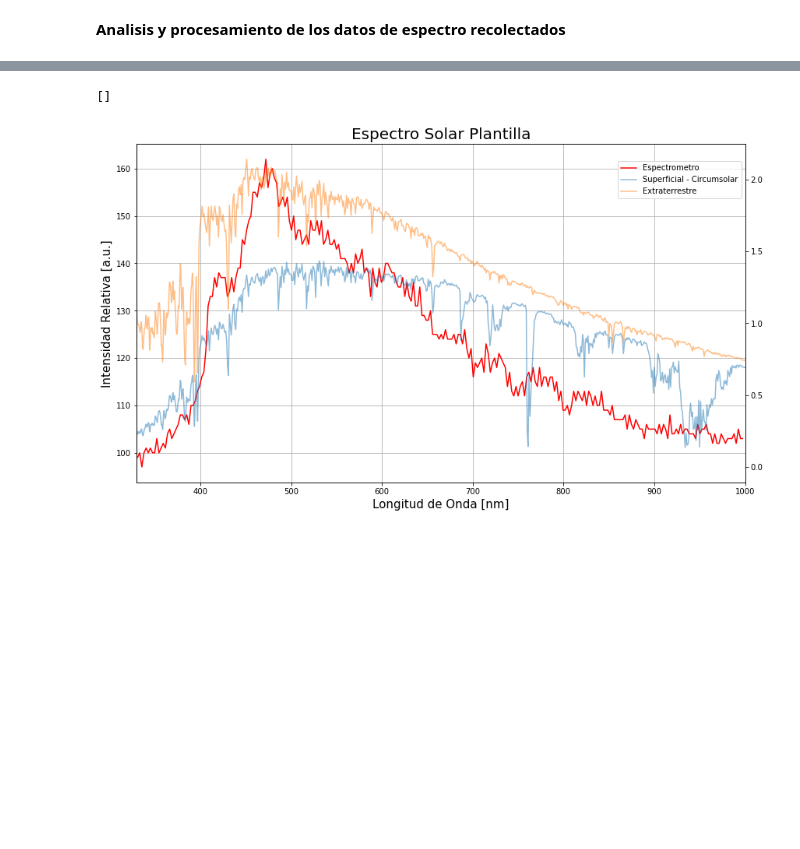
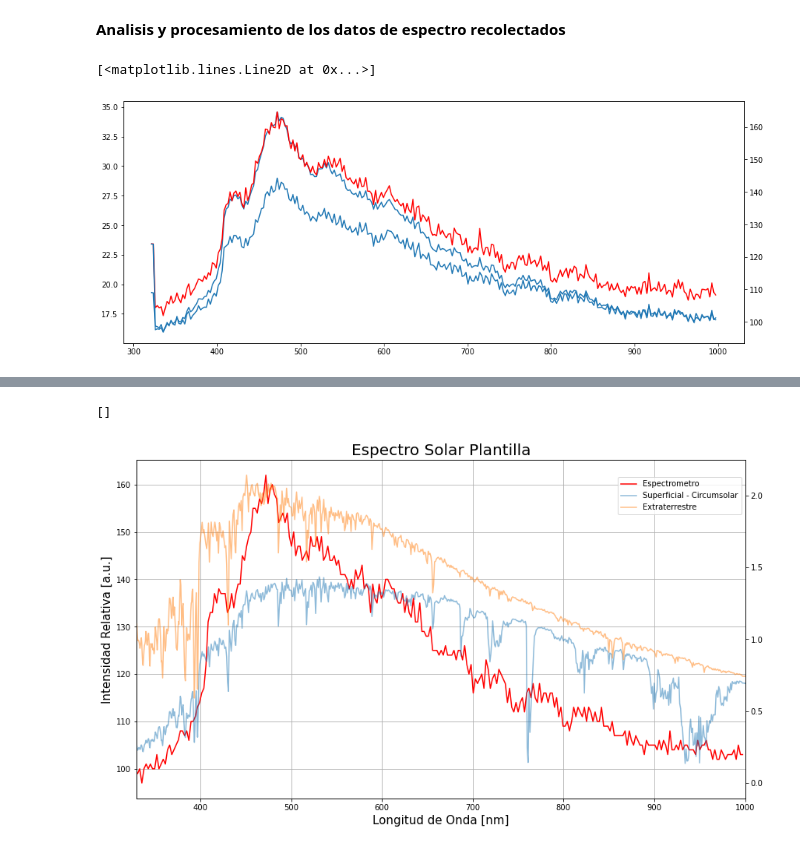
Before and after one commit to jerolg/Fisica_Experimental_IV_2023_1, a Jupyter notebook: PROYECTO_FINAL/data_analysis_notebook.ipynb, the cells around one changed output, grey strips where cells are left out. Saved outputs shown, nothing was run; the diff lists cells and outputs as text; code cells hidden in the pictures; blank space fills up the shorter version.

```diff
--- a/PROYECTO_FINAL/data_analysis_notebook.ipynb
+++ b/PROYECTO_FINAL/data_analysis_notebook.ipynb
@@ -5,6 +5,7 @@ import matplotlib.pyplot as plt
 import numpy as np
 import pandas as pd
 from scipy.constants import h, c, k
+import scipy.signal
 
 
 #Funcion para lectura de los espectros
@@ -24,28 +25,51 @@ def open_espec(route, mode = 'r'):
 
 #Funcion para el descarte de datos saturados y anomalos
 
-def clean(esp, tol):
+def clean_i(esp, tol):
     """
     Eliminación de los espectros saturados y al inicio de la medición
     tol : entre 100 y 200
     """
     ESP = []
+
+    if
     for i in range(len(esp)-1):
         if abs(max(esp[i])-max(esp[i+1])) <= tol:
             ESP.append(esp[i])
 
     return np.array(ESP)
+
+CLEAN = np.vectorize(clean_i)
+
+def mean_esp(ESP):
+
+    E = []
+    for i in range(len(ESP)):
+        M = sum(ESP[i])/len(ESP[i])
+        E.append(M)
+
+    return E
 # %%
 #Cargue de Archivos
 
 #MUUA
-MUUA = [np.array([open_espec('esp_data\esp_X50__24_05_2023__13_34_35_muua.txt', 'r')], dtype = 'object')[0],
-        np.array([open_espec('esp_data\esp_X77__31_05_2023__12_26_56_muua2.txt', 'r')], dtype = 'object')[0]]
+MUUA = np.array([np.array([open_espec('esp_data\esp_X50__24_05_2023__13_34_35_muua.txt', 'r')], dtype = 'object')[0],
+        np.array([open_espec('esp_data\esp_X77__31_05_2023__12_26_56_muua2.txt', 'r')], dtype = 'object')[0]])
+
+esp_A = CLEAN(MUUA, 100)
+prom_A = mean_esp(esp_A)
+
 #Bosque Plaza
-BSQP = [np.array([open_espec('esp_data\esp_X49_23_05_2023__12_30_31_bosqueplaza.txt', 'r')], dtype = 'object')[0]]
+BSQP = np.array([np.array([open_espec('esp_data\esp_X49_23_05_2023__12_30_31_bosqueplaza.txt', 'r')], dtype = 'object')[0]])
+
+esp_B = clean_i(BSQP[0], 100)
+prom_B = sum(esp_B)/len(esp_B)  #mean_esp(esp_B)
 
 #Picacho
-PICAH = [np.array([open_espec('esp_data\esp_X53__23_05_2023__14_59_15_picacho.txt', 'r')], dtype = 'object')[0]]
+PICAH = np.array([np.array([open_espec('esp_data\esp_X53__23_05_2023__14_59_15_picacho.txt', 'r')], dtype = 'object')[0]])
+
+esp_C = clean_i(PICAH[0], 100)
+prom_C =  sum(esp_C)/len(esp_C)  #mean_esp(esp_C)
 
 #Extraterrestrial_Solar_Spectrum
 solar_ref_ext = pd.read_excel('WMO_Wehrli_ref_solar_spectra_AM0.xls', header=0)
@@ -58,3 +82,14 @@ solar_ref_sfc.columns = ['wv', 'etr', 'global', 'circumsolar']
 #Wavelenght for Espectral_data
 N = 288
 wv = np.arange(N)*2.3548+321.47
+# %%
+fig, ax1 = plt.subplots(figsize = (15, 6))
+
+ax1.plot(wv, prom_A[0][:-1])
+
+ax2 = ax1.twinx()
+ax2.plot(wv, prom_B[:-1], 'r')
+ax2.plot(wv, prom_C[:-1])
+# %% [output]
+[<matplotlib.lines.Line2D at 0x...>]
+[figure, added]
```
Also changed, not shown: parts of 1 cell of this notebook, 2 other files.
